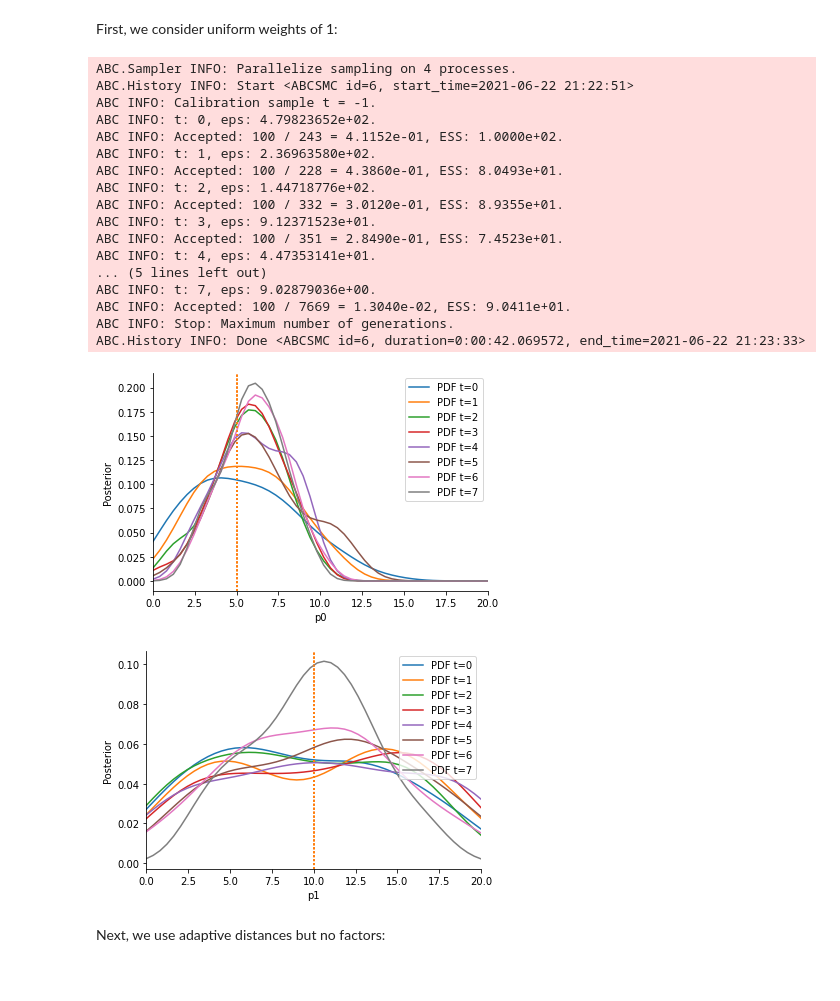
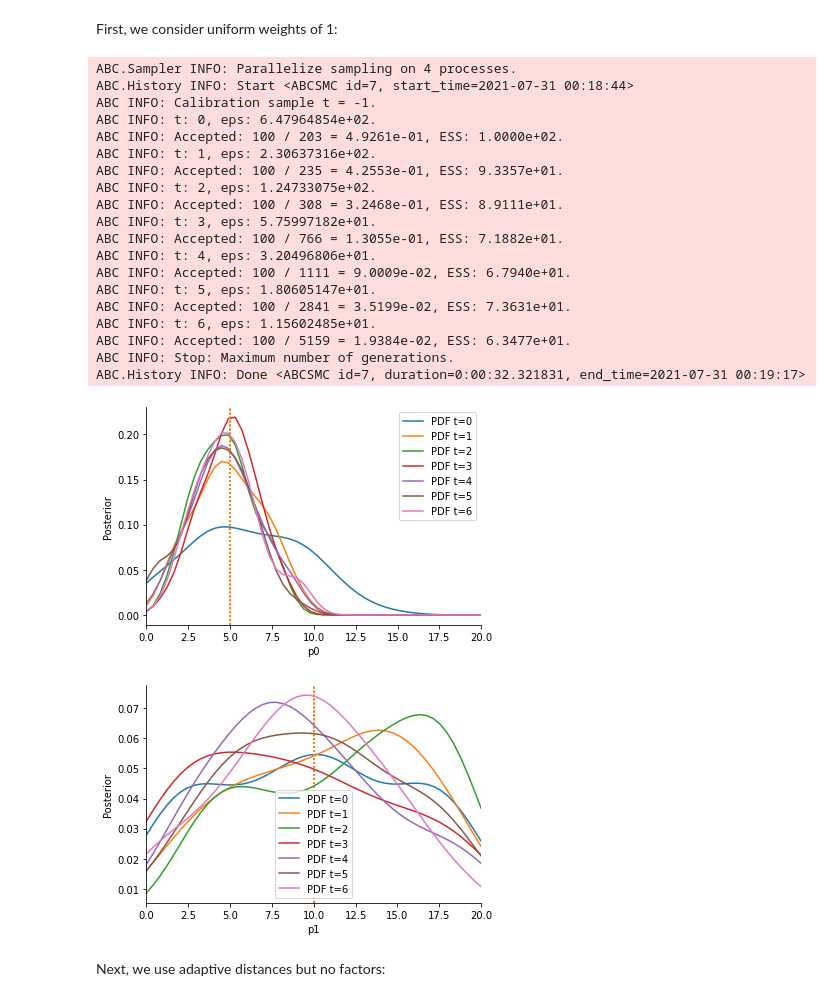
Before and after one commit to ICB-DCM/pyABC, a Jupyter notebook: doc/examples/adaptive_distances.ipynb, the cells around one changed output. Drawn from its saved outputs; the diff is of its cells as text; code cells hidden in the pictures.

Commit message:
update version -> 0.11.0; extend adaptive distances notebook

```diff
--- a/doc/examples/adaptive_distances.ipynb
+++ b/doc/examples/adaptive_distances.ipynb
@@ -149,38 +198,38 @@ import matplotlib.pyplot as pyplot
 import pyabc.visualization
 import logging
 
-
 # for debugging
-df_logger = logging.getLogger('Distance')
+df_logger = logging.getLogger("Distance")
 df_logger.setLevel(logging.DEBUG)
 
 # model definition
 def model(p):
-    return {'ss1': p['theta'] + 1 + 1 * np.random.normal(),
-            'ss2': 2 + 0.01 * np.random.normal()}
+    return {"s1": p["theta"] + 1 + 0.1 * np.random.normal(),
+            "s2": 2 + 10 * np.random.normal(),
+            "s3": 2 + 0.1 * np.random.normal()}
 
 # true model parameter
 theta_true = 3
 
 # observed summary statistics
-observation = {'ss1': theta_true + 1, 'ss2': 5}
+observation = {"s1": theta_true + 1, "s2": 2, "s3": 5}
 
 # prior distribution
-prior = pyabc.Distribution(theta=pyabc.RV('uniform', 0, 10))
+prior = pyabc.Distribution(theta=pyabc.RV("uniform", 0, 10))
 
 # database
 db_path = pyabc.create_sqlite_db_id(file_="adaptive_distance.db")
 
-
-# plotting
 
 def plot_history(history):
     """Plot 1d posteriors over time."""
     fig, ax = pyplot.subplots()
     for t in range(history.max_t + 1):
         df, w = history.get_distribution(m=0, t=t)
-        pyabc.visualization.plot_kde_1d(df, w, xmin=0, xmax=10,
-                                       x='theta', ax=ax,
-                                       label="PDF t={}".format(t))
-    ax.axvline(theta_true, color='k', linestyle='dashed', label="True value")
+        pyabc.visualization.plot_kde_1d(
+            df, w, xmin=0, xmax=10,
+            x="theta", ax=ax,
+            label="PDF t={}".format(t),
+            refval={"theta": theta_true}, refval_color="grey",
+        )
     ax.legend()
@@ -380,35 +525,37 @@ First, we consider uniform weights of 1:
 # %%
 distance = pyabc.PNormDistance(p=1)
 
 abc = pyabc.ABCSMC(model, prior, distance)
 
 observation = model(p_true)
 
 db_path = pyabc.create_sqlite_db_id(file_="adaptive_distance.db")
 abc.new(db_path, observation)
-history1 = abc.run(max_nr_populations=8)
+history1 = abc.run(max_nr_populations=7)
 
 plot_history(history1)
 # %% [output]
 ABC.Sampler INFO: Parallelize sampling on 4 processes.
-ABC.History INFO: Start <ABCSMC id=6, start_time=2021-06-22 21:22:51>
+ABC.History INFO: Start <ABCSMC id=7, start_time=2021-07-31 00:18:44>
 ABC INFO: Calibration sample t = -1.
-ABC INFO: t: 0, eps: 4.79823652e+02.
-ABC INFO: Accepted: 100 / 243 = 4.1152e-01, ESS: 1.0000e+02.
-ABC INFO: t: 1, eps: 2.36963580e+02.
-ABC INFO: Accepted: 100 / 228 = 4.3860e-01, ESS: 8.0493e+01.
-ABC INFO: t: 2, eps: 1.44718776e+02.
-ABC INFO: Accepted: 100 / 332 = 3.0120e-01, ESS: 8.9355e+01.
-ABC INFO: t: 3, eps: 9.12371523e+01.
-ABC INFO: Accepted: 100 / 351 = 2.8490e-01, ESS: 7.4523e+01.
-ABC INFO: t: 4, eps: 4.47353141e+01.
-... (5 lines left out)
-ABC INFO: t: 7, eps: 9.02879036e+00.
-ABC INFO: Accepted: 100 / 7669 = 1.3040e-02, ESS: 9.0411e+01.
+ABC INFO: t: 0, eps: 6.47964854e+02.
+ABC INFO: Accepted: 100 / 203 = 4.9261e-01, ESS: 1.0000e+02.
+ABC INFO: t: 1, eps: 2.30637316e+02.
+ABC INFO: Accepted: 100 / 235 = 4.2553e-01, ESS: 9.3357e+01.
+ABC INFO: t: 2, eps: 1.24733075e+02.
+ABC INFO: Accepted: 100 / 308 = 3.2468e-01, ESS: 8.9111e+01.
+ABC INFO: t: 3, eps: 5.75997182e+01.
+ABC INFO: Accepted: 100 / 766 = 1.3055e-01, ESS: 7.1882e+01.
+ABC INFO: t: 4, eps: 3.20496806e+01.
+ABC INFO: Accepted: 100 / 1111 = 9.0009e-02, ESS: 6.7940e+01.
+ABC INFO: t: 5, eps: 1.80605147e+01.
+ABC INFO: Accepted: 100 / 2841 = 3.5199e-02, ESS: 7.3631e+01.
+ABC INFO: t: 6, eps: 1.15602485e+01.
+ABC INFO: Accepted: 100 / 5159 = 1.9384e-02, ESS: 6.3477e+01.
 ABC INFO: Stop: Maximum number of generations.
-ABC.History INFO: Done <ABCSMC id=6, duration=0:00:42.069572, end_time=2021-06-22 21:23:33>
+ABC.History INFO: Done <ABCSMC id=7, duration=0:00:32.321831, end_time=2021-07-31 00:19:17>
-[figure, old version]
+[figure, new version]
-[figure, old version]
+[figure, new version]
 # %% [markdown]
 Next, we use adaptive distances but no factors:
 # %%
```
Also changed, not shown: parts of 43 cells of this notebook, 4 other files.
